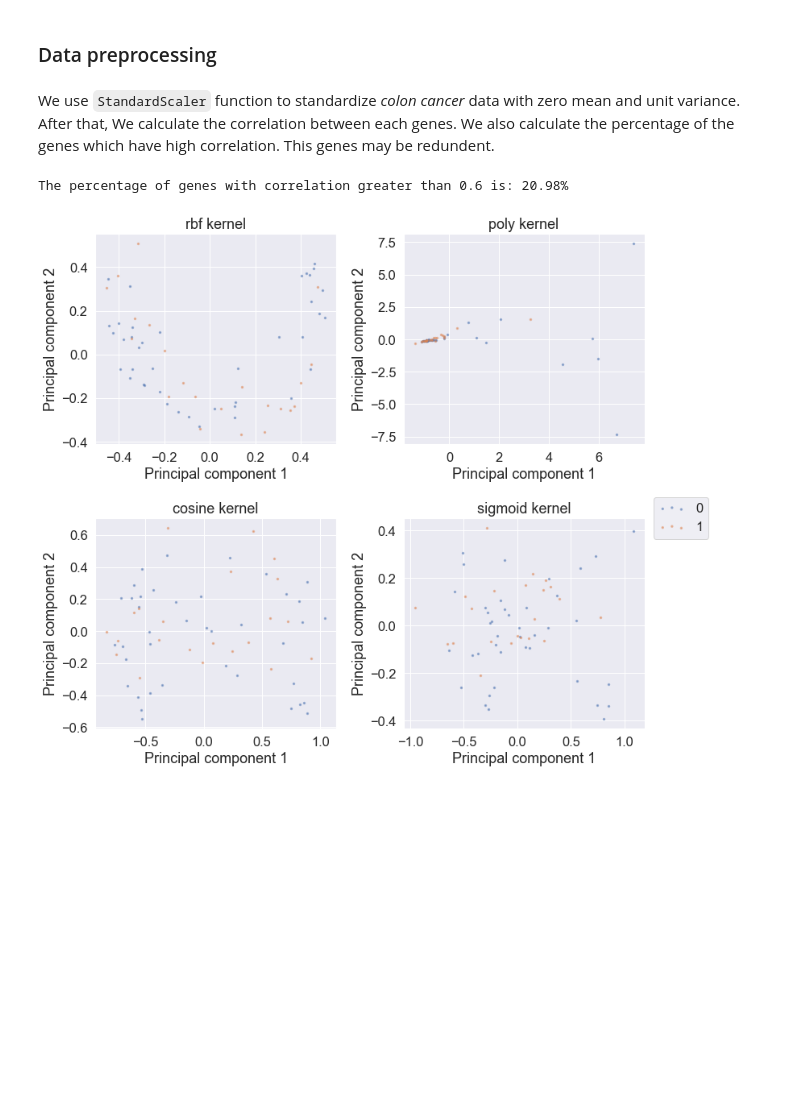
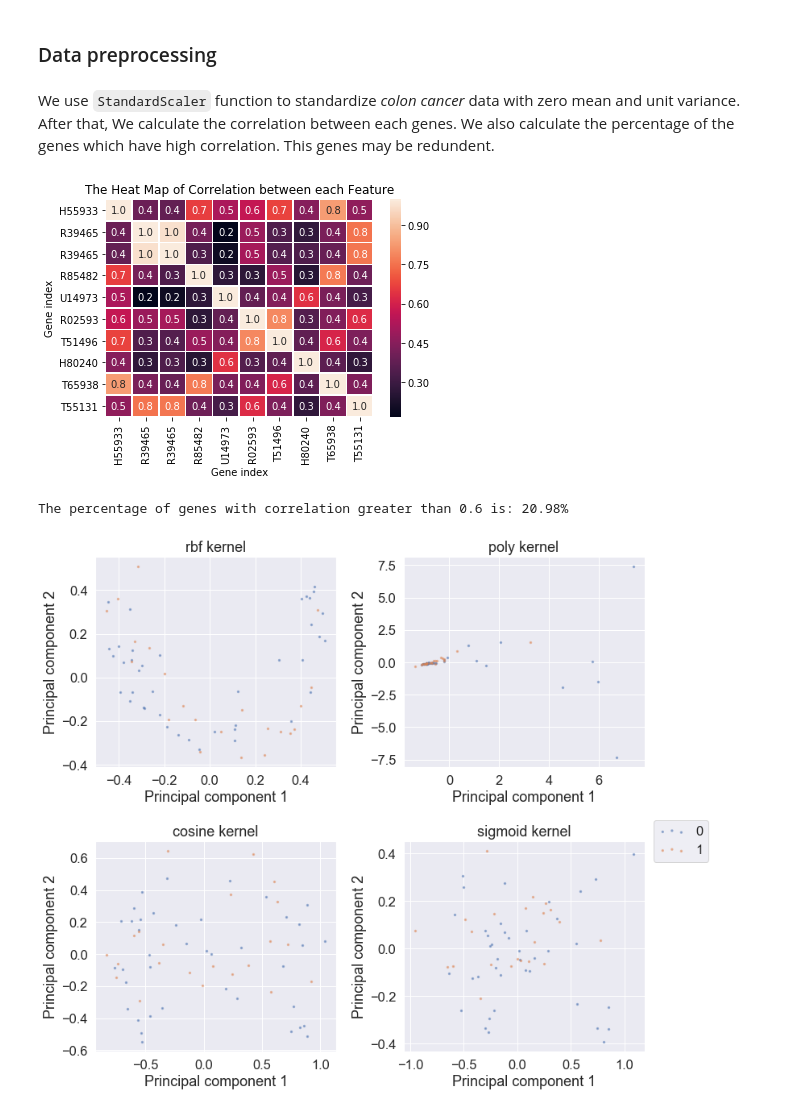
Before and after one commit to hanggun/DME-mini-project, a Jupyter notebook: DME_Group_Assignment.ipynb, the cells around one changed output. Drawn from its saved outputs; the diff is of its cells as text; code cells hidden in the pictures; blank space fills up the shorter version.

Commit message:
heat map

```diff
--- a/DME_Group_Assignment.ipynb
+++ b/DME_Group_Assignment.ipynb
@@ -103,6 +103,22 @@ We use `StandardScaler` function to standardize *colon cancer* data with zero me
 # %%
 scaler = StandardScaler()
 colon_scale = scaler.fit_transform(colon)
+# %%
+gene = pd.read_csv('colonGeneDescriptions.csv')
+gene_desc = gene['2']
+gene_desc.loc[pd.isna(gene_desc)] = 'NA'
+# %%
+pd_scale = pd.DataFrame(colon_scale)
+pd_scale.columns = gene['1']
+corr = np.round(pd_scale.iloc[:, 0:10].corr(method='pearson'),4)
+fig, ax = plt.subplots(1, 1)
+sns.heatmap(np.abs(corr), annot=True, fmt=".1f", linewidths=.5)
+plt.title('The Heat Map of Correlation between each Feature')
+plt.xlabel('Gene index')
+plt.ylabel('Gene index')
+plt.savefig('Gene heatmap')
+# %% [output]
+[figure, added]
 # %%
 corr = np.corrcoef(colon_scale, rowvar = False)
 num = np.sum(corr > 0.6) - 2000
```
Also changed, not shown: 2 other files.
